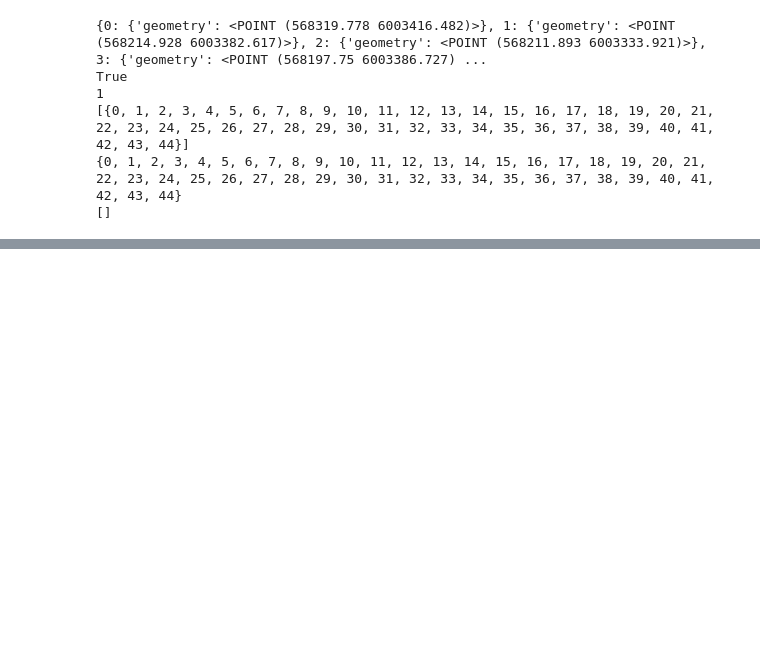
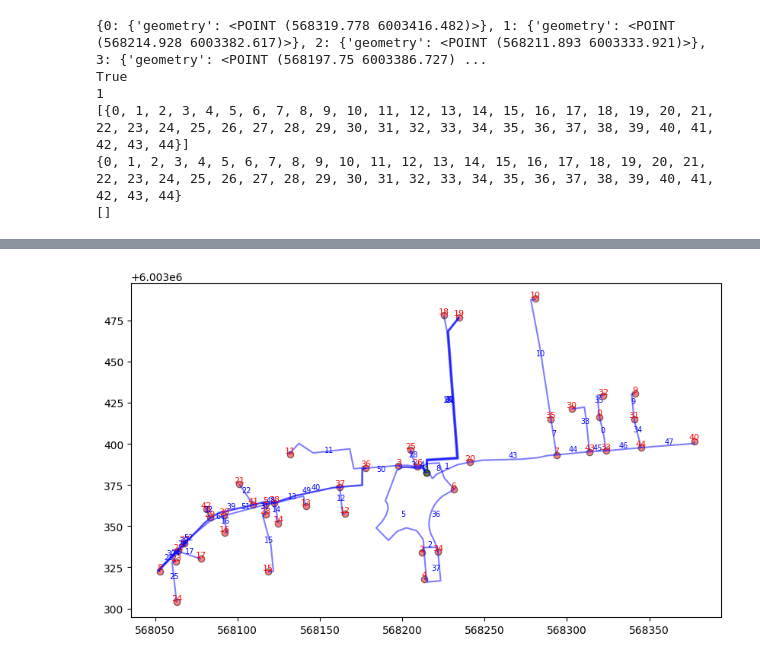
Before and after one commit to PhilKrien/SNEE_2026, a Jupyter notebook: netz_import.ipynb, the cells around one changed output, grey strips where cells are left out. Cells and saved outputs as stored; diff of their text form; code cells hidden in the pictures; blank space fills up the shorter version.

```diff
--- a/netz_import.ipynb
+++ b/netz_import.ipynb
@@ -416,0 +554,3 @@ True
+# %%
+lines_gdf_fixed["midpoint"] = lines_gdf_fixed.geometry.interpolate(0.5, normalized=True)
+lines_gdf_fixed.set_geometry("midpoint", inplace=True)
@@ -416,0 +601,4 @@ True
+# %%
+kabel_cols = ['geometry', "length_m", 'start_bus', 'end_bus', 'NUTZUNG', 'KABELTYP', 'ADERN', 'QUERSCHNIT', 'SPANNUNG', 'dist']
+kabel_querschnitt = kabel_querschnitt[kabel_cols]
+kabel_querschnitt
@@ -416,0 +643,55 @@ True
+# %%
+knoten_match = gpd.sjoin_nearest(
+    bus_gdf,
+    knoten,
+    how="left",          # "left", "right", "inner"
+    max_distance=2,    # optional: maximale Suchdistanz
+    distance_col="dist"   # optional: Spalte mit der berechneten Distanz
+)
+knoten_match
+knoten_cols = ['geometry', 'IDENTNUMME', 'NUTZUNG', 'KNOTENTYP',
+       'LEISTUNG', 'BAUFORM']
+knoten_match = knoten_match[knoten_cols]
+# %%
+fig, ax = plt.subplots(figsize=(10, 10))
+
+kabel_querschnitt.plot(ax=ax, color='blue', alpha=0.5, edgecolor='k', label='Lines')
+knoten_match.plot(ax=ax, color='red', alpha=0.5, edgecolor='k', label='Busses')
+anschluss_knoten = knoten_match[knoten_match["IDENTNUMME"] == "6B0402-041"]
+anschluss_knoten.plot(ax=ax, color='green', alpha=0.5, edgecolor='k', label='Busses')
+
+# Bus-Index
+for idx, row in knoten_match.iterrows():
+    ax.annotate(
+        text=str(idx),
+        xy=(row.geometry.x, row.geometry.y),
+        fontsize=8,
+        color='red',
+        ha='center',
+        va='bottom'
+    )
+
+# Bus-Index
+for idx, row in anschluss_knoten.iterrows():
+    ax.annotate(
+        text=str(idx),
+        xy=(row.geometry.x, row.geometry.y),
+        fontsize=8,
+        color='green',
+        ha='center',
+        va='bottom'
+    )
+
+# Line-Index – Centroid des LineStrings nutzen
+for idx, row in kabel_querschnitt.iterrows():
+    centroid = row.geometry.centroid
+    ax.annotate(
+        text=str(idx),
+        xy=(centroid.x, centroid.y),
+        fontsize=7,
+        color='blue',
+        ha='center',
+        va='bottom'
+    )
+# %% [output]
+[figure, added]
```
Also changed, not shown: parts of 21 cells of this notebook, 2 other files.
